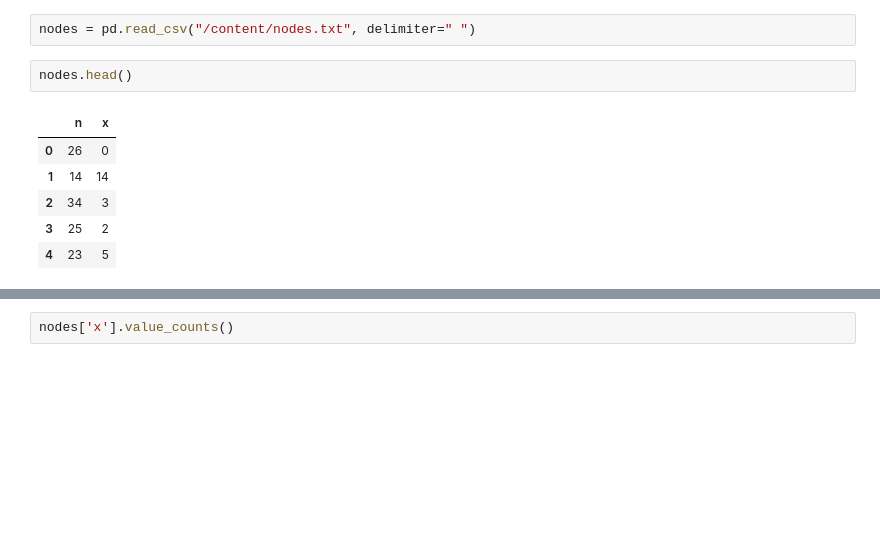
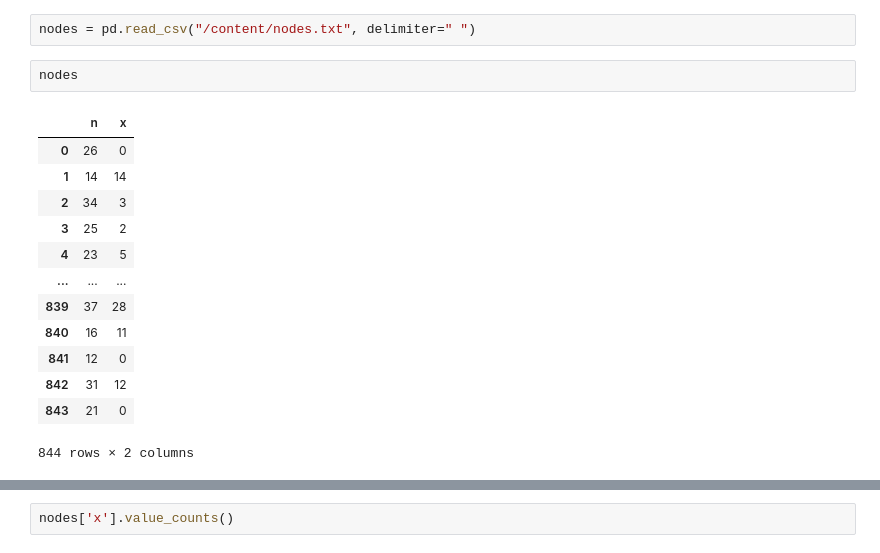
Before and after one commit to hirofsgit/Python, a Jupyter notebook: Chap6.ipynb, the cells around one changed output, grey strips where cells are left out. Saved outputs shown, nothing was run; the diff lists cells and outputs as text; blank space fills up the shorter version.

```diff
--- a/Chap6.ipynb
+++ b/Chap6.ipynb
@@ -233,11 +462,18 @@ sum(y)
 # %%
 nodes = pd.read_csv("/content/nodes.txt", delimiter=" ")
 # %%
-nodes.head()
+nodes
 # %% [output]
 |  | n | x |
 | 0 | 26 | 0 |
 | 1 | 14 | 14 |
 | 2 | 34 | 3 |
 | 3 | 25 | 2 |
 | 4 | 23 | 5 |
+| ... | ... | ... |
+| 839 | 37 | 28 |
+| 840 | 16 | 11 |
+| 841 | 12 | 0 |
+| 842 | 31 | 12 |
+| 843 | 21 | 0 |
+844 rows × 2 columns
```
Also changed, not shown: parts of 57 cells of this notebook.
